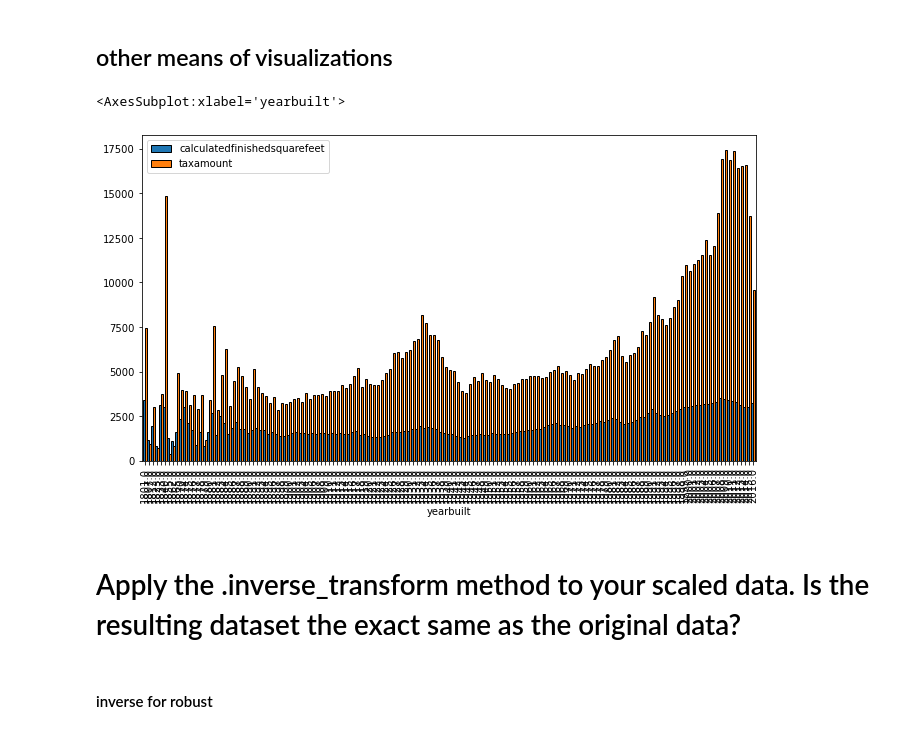
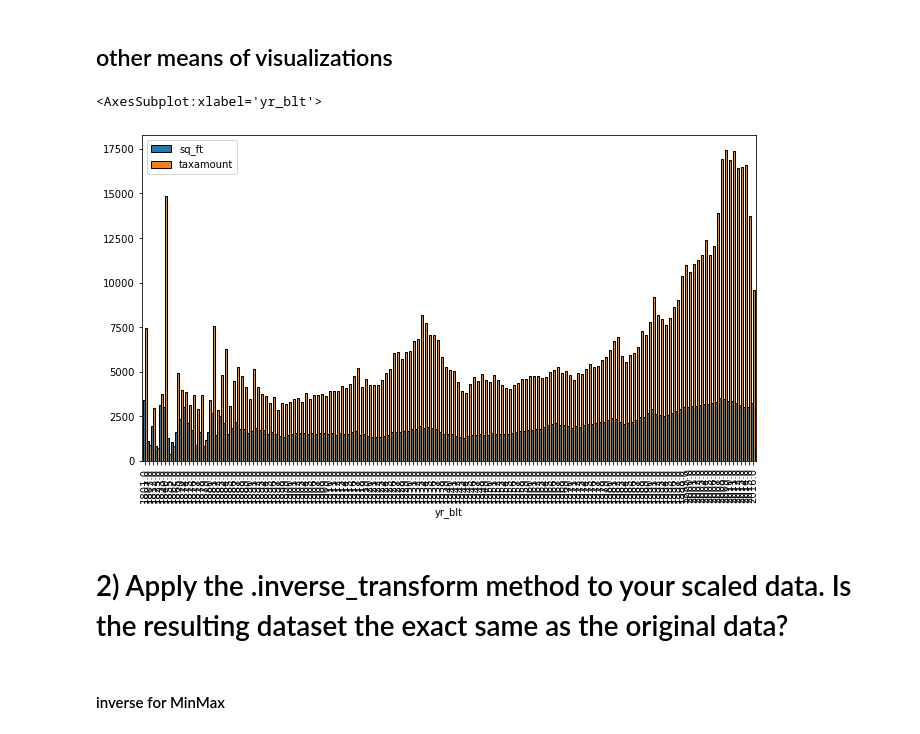
Before and after one commit to Naomi-SB/regression_exercises, a Jupyter notebook: scaling.ipynb, the cells around one changed output. Saved outputs shown, nothing was run; the diff lists cells and outputs as text; code cells hidden in the pictures.

```diff
--- a/scaling.ipynb
+++ b/scaling.ipynb
@@ -28,5 +20,3 @@ df.head()
-# %%
-df = df.drop(['bathroomcnt', 'bedroomcnt'], axis = 1)
 # %%
 df.head()
 # %% [output]
@@ -281,14 +273,14 @@ Text(0.5, 1.0, 'Scaled')
 ## other means of visualizations
 # %%
 
-df[['calculatedfinishedsquarefeet', 'yearbuilt', 'taxamount']].groupby('yearbuilt').mean().plot.bar(figsize=(11, 6), ec='black', width=.95)
+df[['sq_ft', 'yr_blt', 'taxamount']].groupby('yr_blt').mean().plot.bar(figsize=(11, 6), ec='black', width=.95)
 # %% [output]
-<AxesSubplot:xlabel='yearbuilt'>
+<AxesSubplot:xlabel='yr_blt'>
-[figure, old version]
+[figure, new version]
 # %% [markdown]
-# Apply the .inverse_transform method to your scaled data. Is the resulting dataset the exact same as the original data?
+# 2) Apply the .inverse_transform method to your scaled data. Is the resulting dataset the exact same as the original data?
 # %% [markdown]
-#### inverse for robust
+#### inverse for MinMax
 # %%
 train_scaled_robust.head()
 # %% [output]
```
Also changed, not shown: parts of 42 cells of this notebook.
